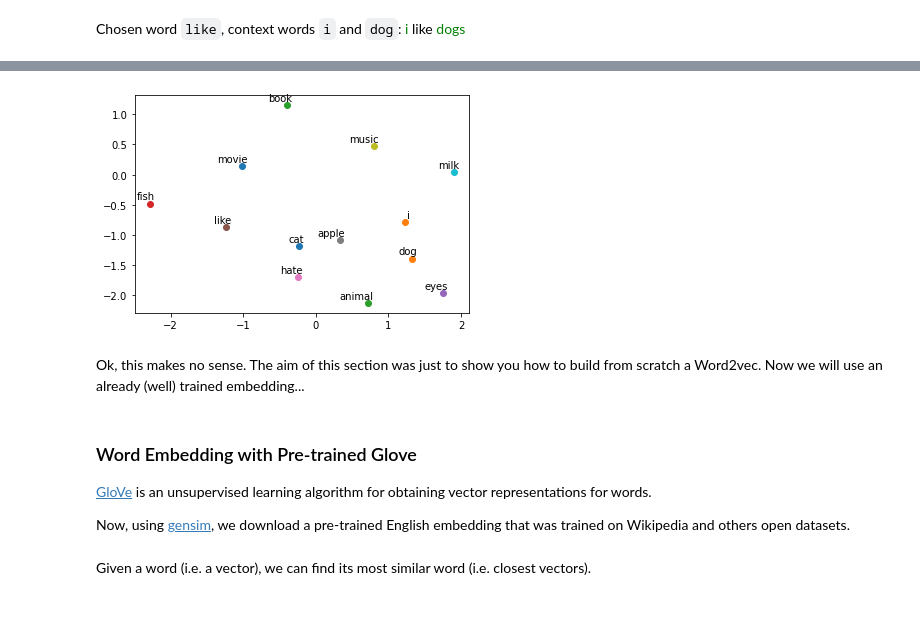
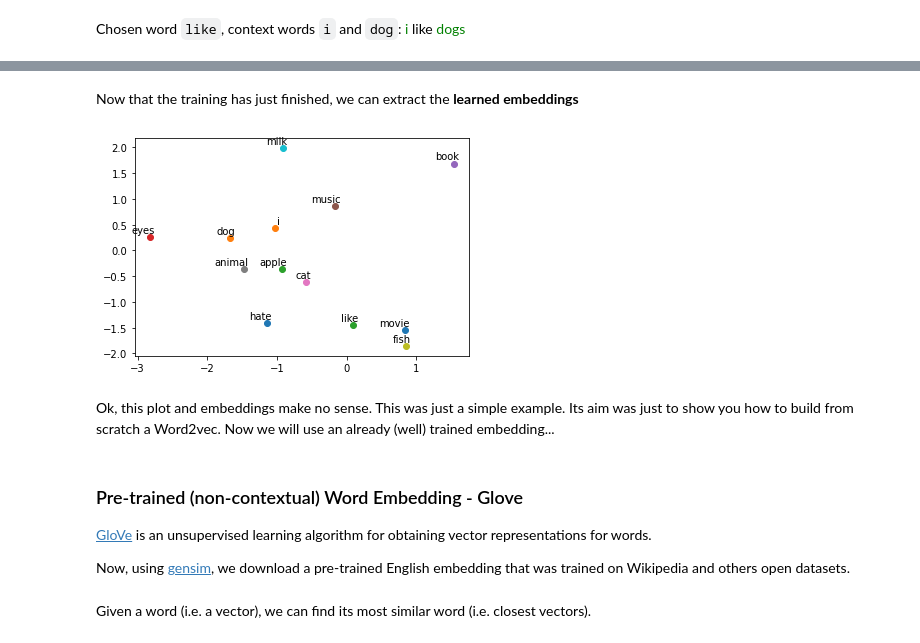
Before and after one commit to denocris/MHPC-Natural-Language-Processing-Lectures, a Jupyter notebook: lecture_1_intro_to_nlp.ipynb, the cells around one changed output, grey strips where cells are left out. Saved outputs shown, nothing was run; the diff lists cells and outputs as text; code cells hidden in the pictures; blank space fills up the shorter version.

```diff
--- a/lecture_1_intro_to_nlp.ipynb
+++ b/lecture_1_intro_to_nlp.ipynb
@@ -548,0 +502,2 @@ Epoch: 5000 cost = 1.920513
+# %% [markdown]
+Now that the training has just finished, we can extract the **learned embeddings**
@@ -549,16 +507,16 @@ Epoch: 5000 cost = 1.920513
 # %%
-for i, label in enumerate(word_list):
-    W, WT = model.parameters()
+for i, word in enumerate(word_list):
+    W, _= model.parameters()
     x,y = float(W[i][0]), float(W[i][1])
     plt.scatter(x, y)
-    plt.annotate(label, xy=(x, y), xytext=(5, 2), textcoords='offset points', ha='right', va='bottom')
+    plt.annotate(word, xy=(x, y), xytext=(5, 2), textcoords='offset points', ha='right', va='bottom')
 plt.show()
 # %% [output]
-[figure, old version]
+[figure, new version]
 # %% [markdown]
-Ok, this makes no sense. The aim of this section was just to show you how to build from scratch a Word2vec. Now we will use an already (well) trained embedding...
+Ok, this plot and embeddings make no sense. This was just a simple example. Its aim was just to show you how to build from scratch a Word2vec. Now we will use an already (well) trained embedding...
 # %% [markdown]
-### Word Embedding with Pre-trained Glove
+### Pre-trained (non-contextual) Word Embedding - Glove
 
 [GloVe](https://nlp.stanford.edu/projects/glove/) is an unsupervised learning algorithm for obtaining vector representations for words.
 
```
Also changed, not shown: parts of 32 cells of this notebook.
